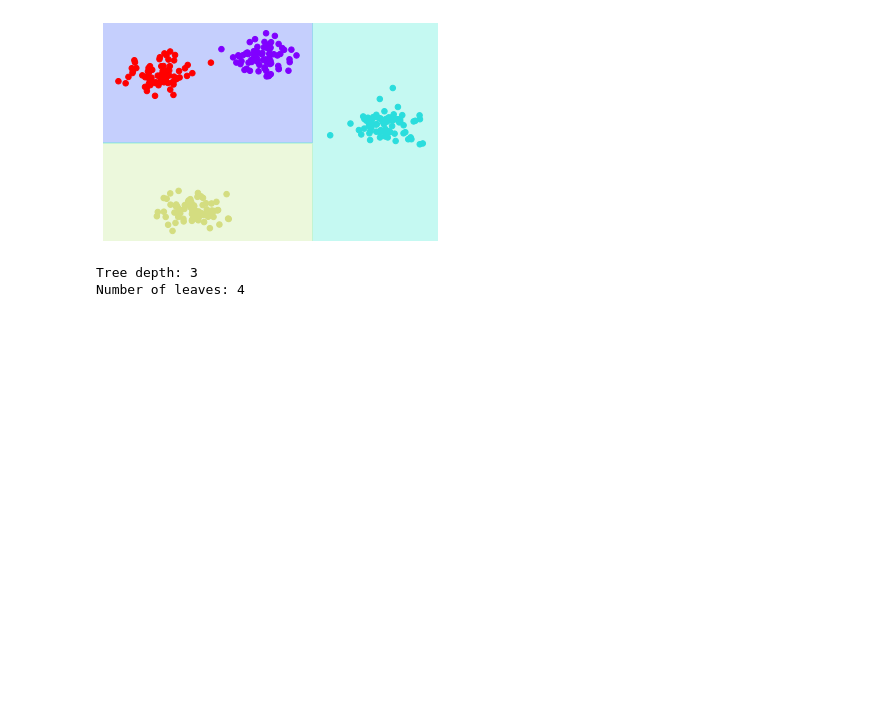
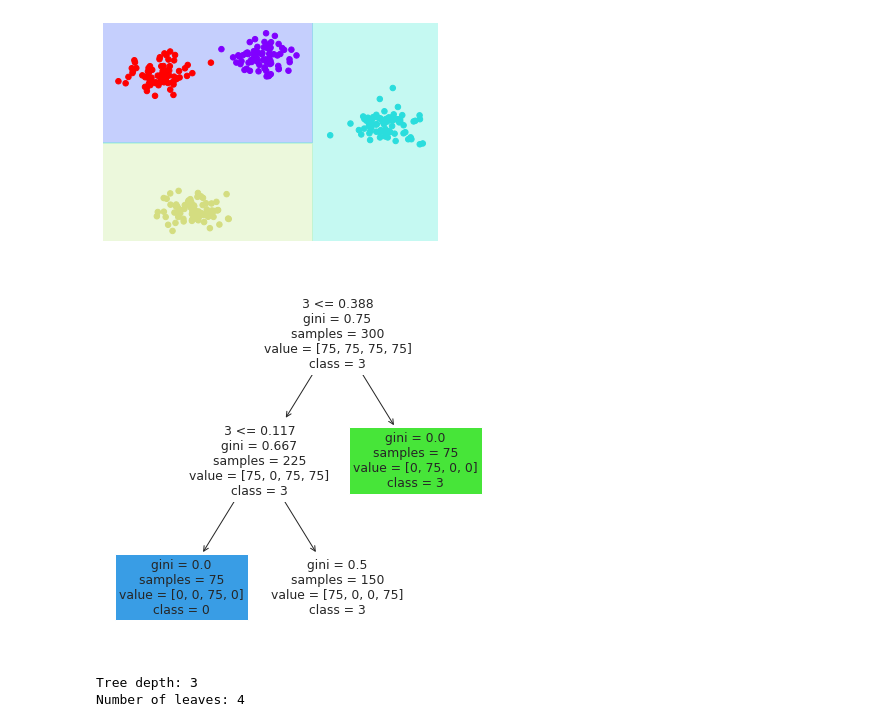
Before and after one commit to miguelgfierro/ai_projects, a Jupyter notebook: Grandient_Boosting_Decision_Trees/GBDT.ipynb, the cells around one changed output. Drawn from its saved outputs; the diff is of its cells as text; code cells hidden in the pictures; blank space fills up the shorter version.

```diff
--- a/Grandient_Boosting_Decision_Trees/GBDT.ipynb
+++ b/Grandient_Boosting_Decision_Trees/GBDT.ipynb
@@ -58,6 +62,10 @@ Number of leaves: 3
 visualize_classifier(model, X, y)
 # %% [output]
 [figure]
+# %%
+visualize_tree(model, y)
+# %% [output]
+[figure, added]
 # %%
 model = DecisionTreeClassifier(criterion="gini", random_state=42, max_depth=None)
 # %%
```
Also changed, not shown: parts of 3 cells of this notebook, 1 other file.
